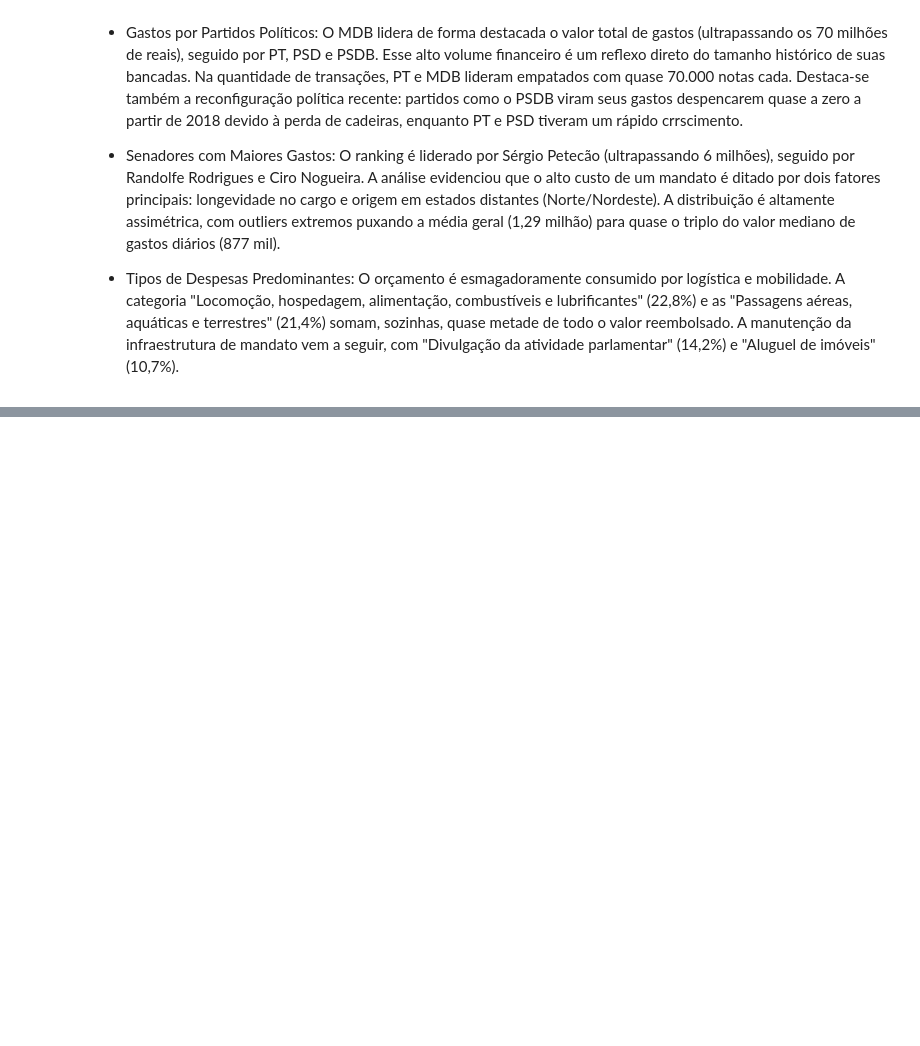
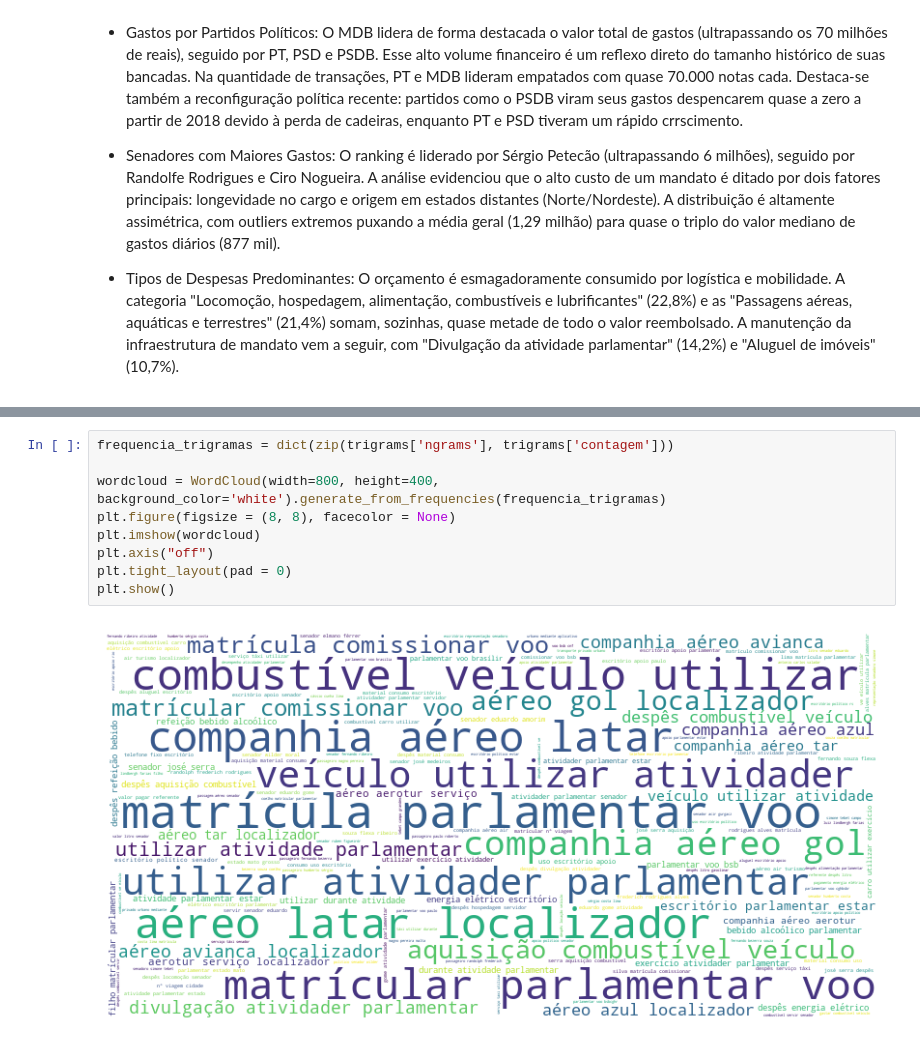
Before and after one commit to rafaalathais/analise-gasto-parlamentar, a Jupyter notebook: notebook_gasto_parlamentar.ipynb, the cells around one changed output, grey strips where cells are left out. Drawn from its saved outputs; the diff is of its cells as text; blank space fills up the shorter version.

```diff
--- a/notebook_gasto_parlamentar.ipynb
+++ b/notebook_gasto_parlamentar.ipynb
@@ -1085,0 +1179,11 @@ Com base nas análises e nos padrões extraídos dos gráficos, temos as primeir
+# %%
+frequencia_trigramas = dict(zip(trigrams['ngrams'], trigrams['contagem']))
+
+wordcloud = WordCloud(width=800, height=400, background_color='white').generate_from_frequencies(frequencia_trigramas)
+plt.figure(figsize = (8, 8), facecolor = None)
+plt.imshow(wordcloud)
+plt.axis("off")
+plt.tight_layout(pad = 0)
+plt.show()
+# %% [output]
+[figure, added]
```
Also changed, not shown: parts of 16 cells of this notebook, 1 other file.
